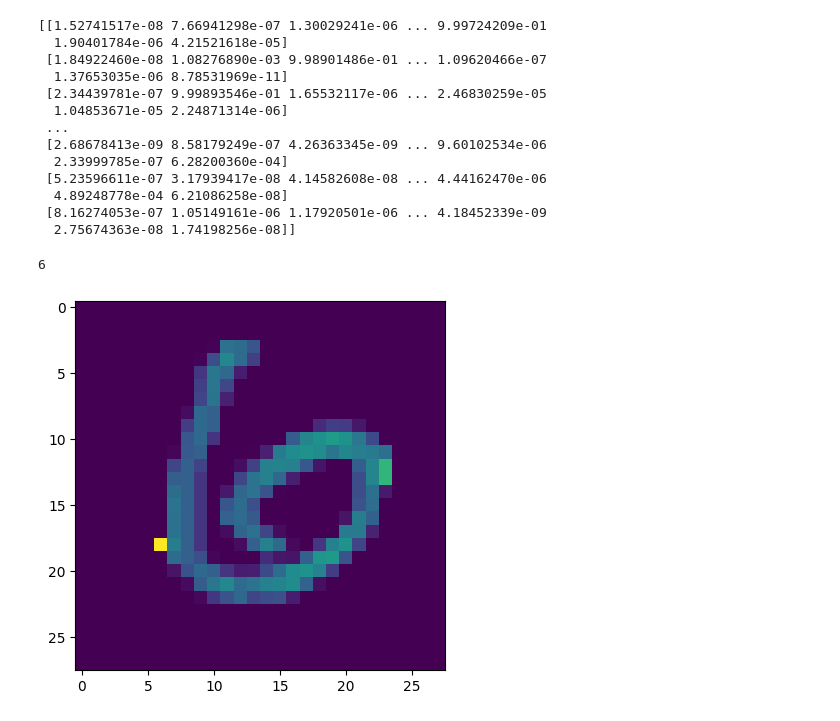
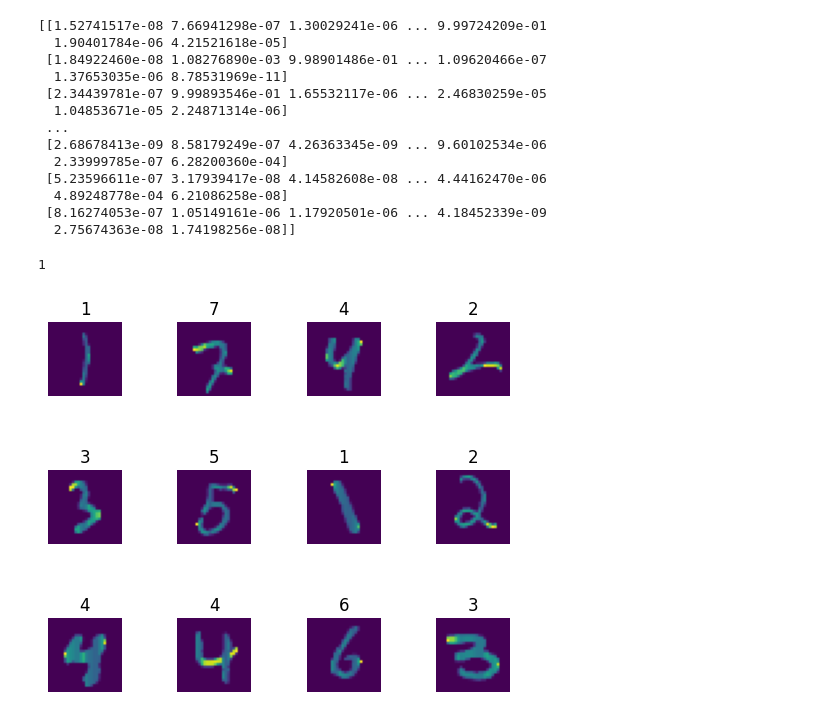
Before and after one commit to khirobenn/Deep-Learning, a Jupyter notebook: digit_model.ipynb, the cells around one changed output. Drawn from its saved outputs; the diff is of its cells as text; code cells hidden in the pictures.

Commit message:
Adding pictures of the x_test with their predictions as title. It works!!

```diff
--- a/digit_model.ipynb
+++ b/digit_model.ipynb
@@ -66,17 +66,24 @@ print(predictions)
   2.75674363e-08 1.74198256e-08]]
 # %%
 import numpy as np
-x = 11
+x = 40
+y = x + 12
 
 # this will print the index of the highest probability in predictions[x]
 # the value of the index should be the digit in the picture
 print(np.argmax(predictions[x]))
 # %% [output]
-6
+1
-# %%
-import matplotlib.pyplot as plt
-
-plt.imshow(x_test[x])
-plt.show()
-# %% [output]
-[figure, removed]
+# %%
+import matplotlib.pyplot as plt
+
+# printing some pictures of the x_test and it's predictions as title
+for i in range(x, y):
+    plt.subplot(3, 4, i-x+1)
+    plt.subplots_adjust(hspace=1)
+    plt.imshow(x_test[i])
+    plt.axis('off')
+    plt.title(np.argmax(predictions[i]))
+plt.show()
+# %% [output]
+[figure, added]
```
Also changed, not shown: 1 other file.
